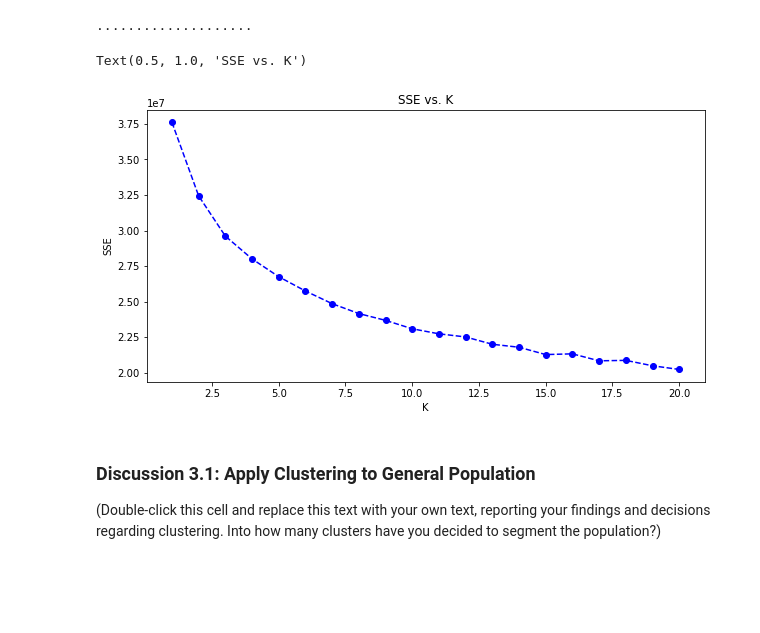
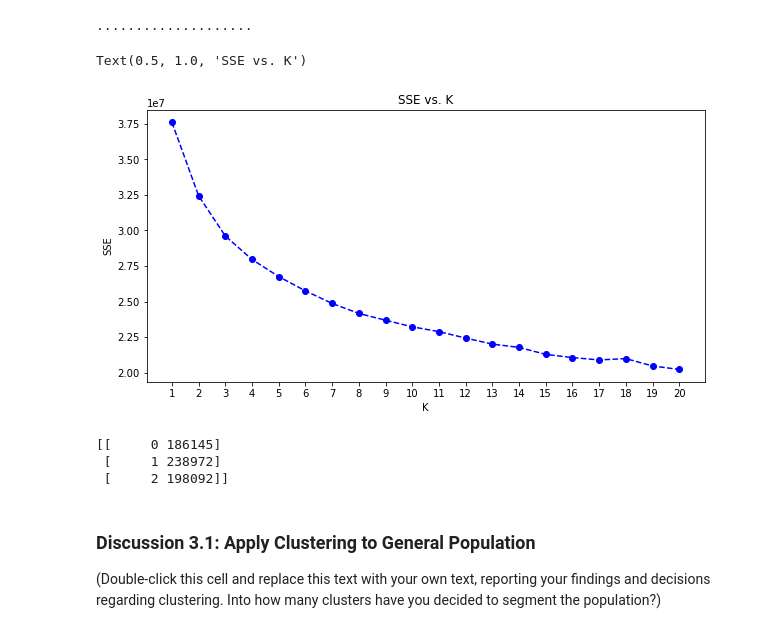
Before and after one commit to walidsi/identify-customer-segments, a Jupyter notebook: Identify_Customer_Segments.ipynb, the cells around one changed output. Drawn from its saved outputs; the diff is of its cells as text; code cells hidden in the pictures; blank space fills up the shorter version.

Commit message:
feat: clustering customer data

```diff
--- a/Identify_Customer_Segments.ipynb
+++ b/Identify_Customer_Segments.ipynb
@@ -560,7 +560,7 @@ def re_encode_mixed_features(df: pd.DataFrame) -> pd.DataFrame:
 
     df[['PRAEGENDE_JUGENDJAHRE_GENERATION', 'PRAEGENDE_JUGENDJAHRE_MOVEMENT']] = df['PRAEGENDE_JUGENDJAHRE'].str.split(' - ', expand=True)
 
-    print(df[['PRAEGENDE_JUGENDJAHRE_GENERATION', 'PRAEGENDE_JUGENDJAHRE_MOVEMENT']].head())
+    #print(df[['PRAEGENDE_JUGENDJAHRE_GENERATION', 'PRAEGENDE_JUGENDJAHRE_MOVEMENT']].head())
 
     df['PRAEGENDE_JUGENDJAHRE_GENERATION'] = df['PRAEGENDE_JUGENDJAHRE_GENERATION'].map({
                                                                                         '40s': 1,
@@ -581,7 +581,7 @@ def re_encode_mixed_features(df: pd.DataFrame) -> pd.DataFrame:
     df['CAMEO_INTL_2015_HOUSEHOLD'] = df['CAMEO_INTL_2015'] // 10
     df['CAMEO_INTL_2015_FAMILY'] = df['CAMEO_INTL_2015'] % 10
 
-    df[['CAMEO_INTL_2015', 'CAMEO_INTL_2015_HOUSEHOLD', 'CAMEO_INTL_2015_FAMILY']]
+    #df[['CAMEO_INTL_2015', 'CAMEO_INTL_2015_HOUSEHOLD', 'CAMEO_INTL_2015_FAMILY']]
 
     df.drop('CAMEO_INTL_2015', axis=1, inplace=True)
 
@@ -910,14 +903,15 @@ for num_clusters in num_clusters_list:
 # %%
 # Investigate the change in within-cluster distance across number of clusters.
 # HINT: Use matplotlib's plot function to visualize this relationship.
 plt.figure(figsize=(10, 5))
 plt.plot(num_clusters_list, scores, linestyle='--', marker='o', color='b')
+plt.xticks(num_clusters_list)
 plt.xlabel('K')
 plt.ylabel('SSE')
 plt.title('SSE vs. K')
 # %% [output]
 Text(0.5, 1.0, 'SSE vs. K')
-[figure, old version]
+[figure, new version]
 # %%
 # Re-fit the k-means model with the selected number of clusters and obtain
 # cluster predictions for the general population demographics data.
@@ -924,3 +921,12 @@ Text(0.5, 1.0, 'SSE vs. K')
+# %%
+unique, counts = np.unique(kmeans_model_final.labels_, return_counts=True)
+
+result = np.column_stack((unique, counts))
+print (result)
+# %% [output]
+[[     0 186145]
+ [     1 238972]
+ [     2 198092]]
 # %% [markdown]
 ### Discussion 3.1: Apply Clustering to General Population
 
```
Also changed, not shown: parts of 6 cells of this notebook.
